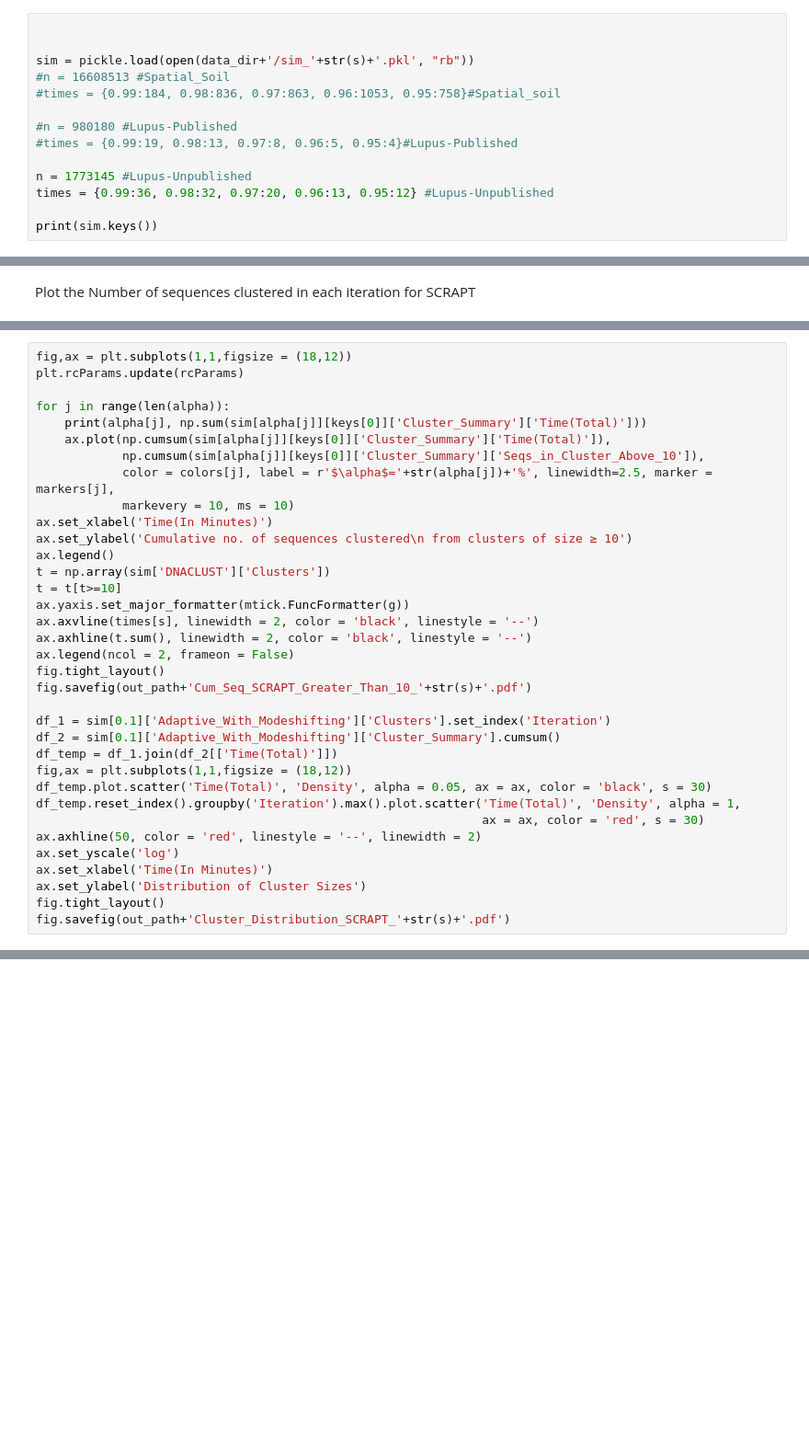
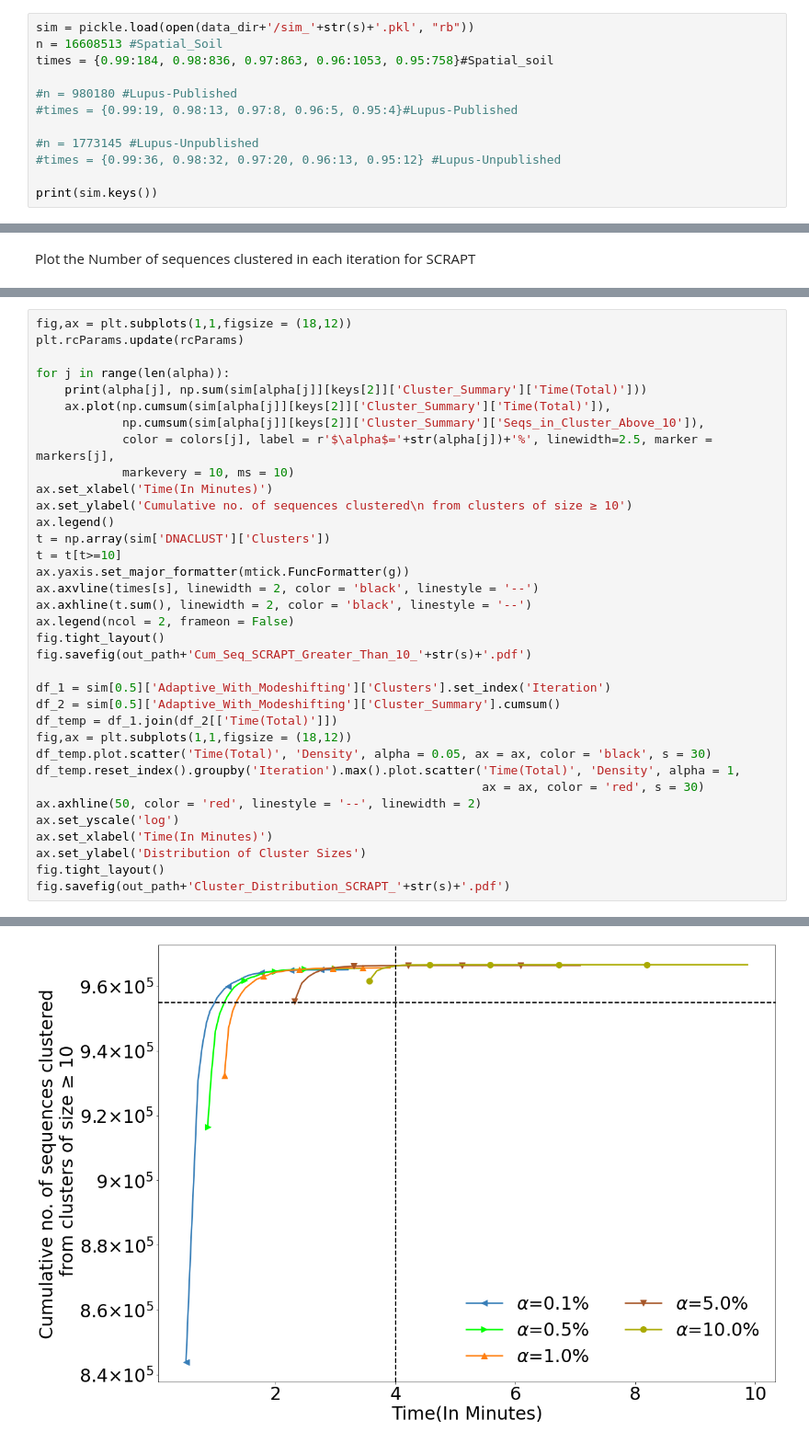
Before and after one commit to hsmurali/SCRAPT, a Jupyter notebook: Experiments/Summarize_Findings/Make_Charts_Clustering.ipynb, the cells around one changed output, grey strips where cells are left out. Shown at 92% size. Saved outputs shown, nothing was run; the diff lists cells and outputs as text; blank space fills up the shorter version.

```diff
--- a/Experiments/Summarize_Findings/Make_Charts_Clustering.ipynb
+++ b/Experiments/Summarize_Findings/Make_Charts_Clustering.ipynb
@@ -40,14 +37,12 @@ g = lambda x,pos : "${}$".format(f._formatSciNotation('%1.1e' % x))
 # %%
-
-
 sim = pickle.load(open(data_dir+'/sim_'+str(s)+'.pkl', "rb"))
-#n = 16608513 #Spatial_Soil
-#times = {0.99:184, 0.98:836, 0.97:863, 0.96:1053, 0.95:758}#Spatial_soil
+n = 16608513 #Spatial_Soil
+times = {0.99:184, 0.98:836, 0.97:863, 0.96:1053, 0.95:758}#Spatial_soil
 
 #n = 980180 #Lupus-Published
 #times = {0.99:19, 0.98:13, 0.97:8, 0.96:5, 0.95:4}#Lupus-Published
 
-n = 1773145 #Lupus-Unpublished
-times = {0.99:36, 0.98:32, 0.97:20, 0.96:13, 0.95:12} #Lupus-Unpublished
+#n = 1773145 #Lupus-Unpublished
+#times = {0.99:36, 0.98:32, 0.97:20, 0.96:13, 0.95:12} #Lupus-Unpublished
 
 print(sim.keys())
@@ -83,9 +85,9 @@ fig,ax = plt.subplots(1,1,figsize = (18,12))
 plt.rcParams.update(rcParams)
 
 for j in range(len(alpha)):
-    print(alpha[j], np.sum(sim[alpha[j]][keys[0]]['Cluster_Summary']['Time(Total)']))
-    ax.plot(np.cumsum(sim[alpha[j]][keys[0]]['Cluster_Summary']['Time(Total)']),
-            np.cumsum(sim[alpha[j]][keys[0]]['Cluster_Summary']['Seqs_in_Cluster_Above_10']),
+    print(alpha[j], np.sum(sim[alpha[j]][keys[2]]['Cluster_Summary']['Time(Total)']))
+    ax.plot(np.cumsum(sim[alpha[j]][keys[2]]['Cluster_Summary']['Time(Total)']),
+            np.cumsum(sim[alpha[j]][keys[2]]['Cluster_Summary']['Seqs_in_Cluster_Above_10']),
             color = colors[j], label = r'$\alpha$='+str(alpha[j])+'%', linewidth=2.5, marker = markers[j],
             markevery = 10, ms = 10)
 ax.set_xlabel('Time(In Minutes)')
@@ -100,8 +102,8 @@ ax.legend(ncol = 2, frameon = False)
 fig.tight_layout()
 fig.savefig(out_path+'Cum_Seq_SCRAPT_Greater_Than_10_'+str(s)+'.pdf')
 
-df_1 = sim[0.1]['Adaptive_With_Modeshifting']['Clusters'].set_index('Iteration')
-df_2 = sim[0.1]['Adaptive_With_Modeshifting']['Cluster_Summary'].cumsum()
+df_1 = sim[0.5]['Adaptive_With_Modeshifting']['Clusters'].set_index('Iteration')
+df_2 = sim[0.5]['Adaptive_With_Modeshifting']['Cluster_Summary'].cumsum()
 df_temp = df_1.join(df_2[['Time(Total)']])
 fig,ax = plt.subplots(1,1,figsize = (18,12))
 df_temp.plot.scatter('Time(Total)', 'Density', alpha = 0.05, ax = ax, color = 'black', s = 30)
@@ -113,3 +115,4 @@ ax.set_xlabel('Time(In Minutes)')
 ax.set_ylabel('Distribution of Cluster Sizes')
 fig.tight_layout()
 fig.savefig(out_path+'Cluster_Distribution_SCRAPT_'+str(s)+'.pdf')
+# %% [output]
@@ -115,0 +124 @@ fig.savefig(out_path+'Cluster_Distribution_SCRAPT_'+str(s)+'.pdf')
+[figure, added]
```
Also changed, not shown: parts of 7 cells of this notebook, 3 other files.
